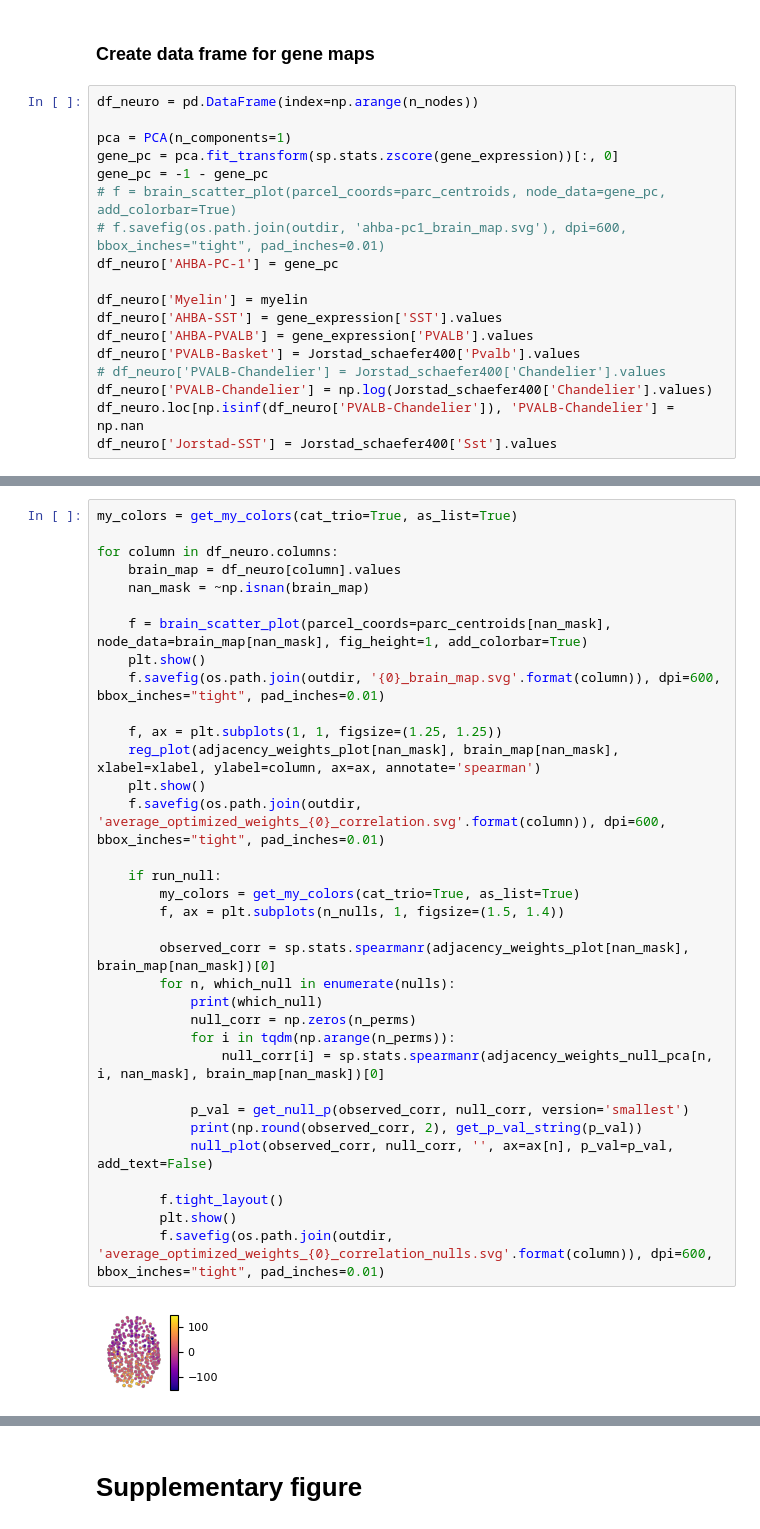
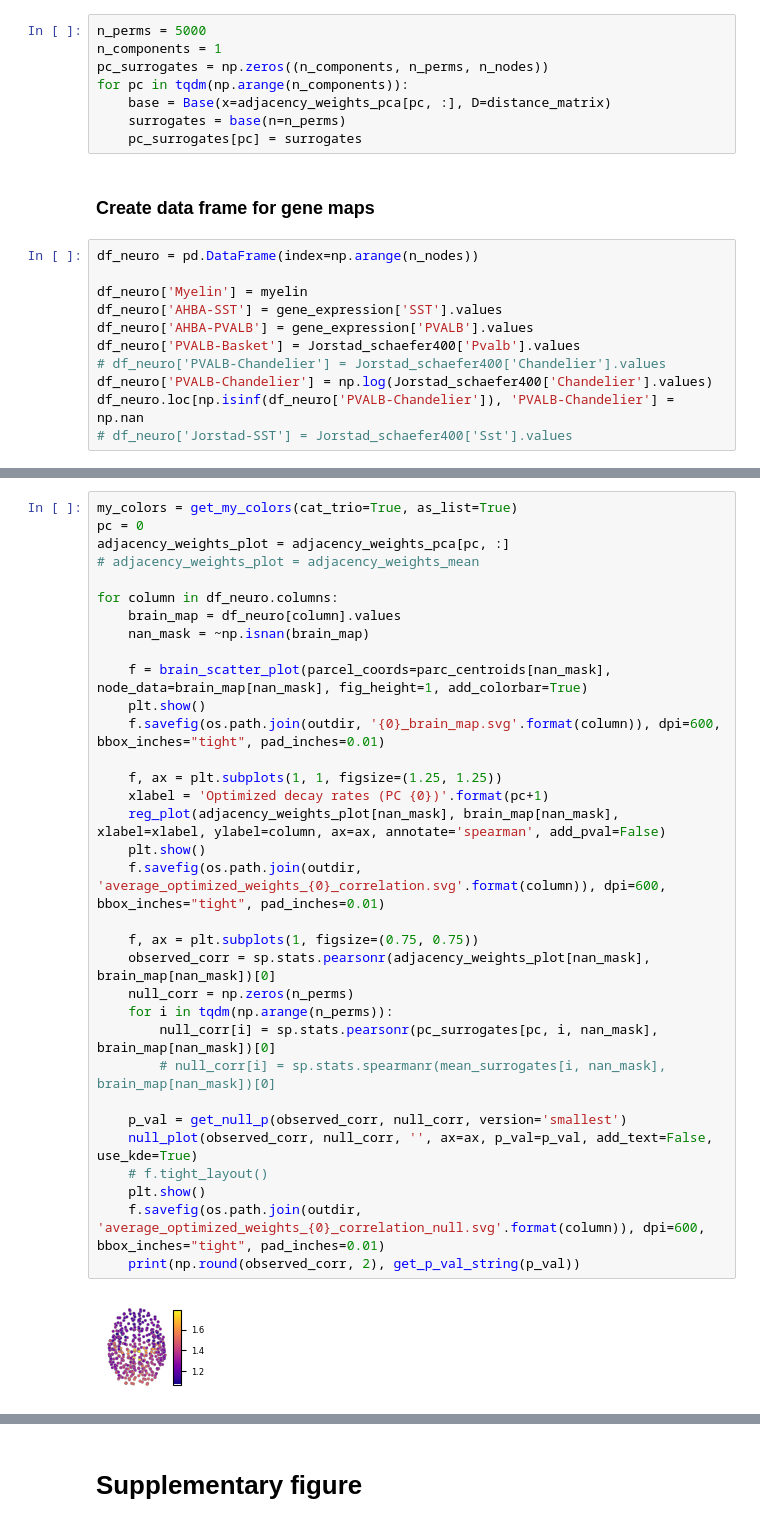
Before and after one commit to LindenParkesLab/nct_xr, a Jupyter notebook: scripts/results_optimized_weights.ipynb, the cells around one changed output, grey strips where cells are left out. Drawn from its saved outputs; the diff is of its cells as text.

```diff
--- a/scripts/results_optimized_weights.ipynb
+++ b/scripts/results_optimized_weights.ipynb
@@ -547,14 +503,15 @@ Jorstad_schaefer400.head()
+# %%
+n_perms = 5000
+n_components = 1
+pc_surrogates = np.zeros((n_components, n_perms, n_nodes))
+for pc in tqdm(np.arange(n_components)):
+    base = Base(x=adjacency_weights_pca[pc, :], D=distance_matrix)
+    surrogates = base(n=n_perms)
+    pc_surrogates[pc] = surrogates
 # %% [markdown]
 ### Create data frame for gene maps
 # %%
 df_neuro = pd.DataFrame(index=np.arange(n_nodes))
-
-pca = PCA(n_components=1)
-gene_pc = pca.fit_transform(sp.stats.zscore(gene_expression))[:, 0]
-gene_pc = -1 - gene_pc
-# f = brain_scatter_plot(parcel_coords=parc_centroids, node_data=gene_pc, add_colorbar=True)
-# f.savefig(os.path.join(outdir, 'ahba-pc1_brain_map.svg'), dpi=600, bbox_inches="tight", pad_inches=0.01)
-df_neuro['AHBA-PC-1'] = gene_pc
 
 df_neuro['Myelin'] = myelin
 df_neuro['AHBA-SST'] = gene_expression['SST'].values
@@ -563,4 +520,4 @@ df_neuro['PVALB-Basket'] = Jorstad_schaefer400['Pvalb'].values
 # df_neuro['PVALB-Chandelier'] = Jorstad_schaefer400['Chandelier'].values
 df_neuro['PVALB-Chandelier'] = np.log(Jorstad_schaefer400['Chandelier'].values)
 df_neuro.loc[np.isinf(df_neuro['PVALB-Chandelier']), 'PVALB-Chandelier'] = np.nan
-df_neuro['Jorstad-SST'] = Jorstad_schaefer400['Sst'].values
+# df_neuro['Jorstad-SST'] = Jorstad_schaefer400['Sst'].values
@@ -567,36 +528,35 @@ df_neuro['Jorstad-SST'] = Jorstad_schaefer400['Sst'].values
 # %%
 my_colors = get_my_colors(cat_trio=True, as_list=True)
+pc = 0
+adjacency_weights_plot = adjacency_weights_pca[pc, :]
+# adjacency_weights_plot = adjacency_weights_mean
 
 for column in df_neuro.columns:
     brain_map = df_neuro[column].values
     nan_mask = ~np.isnan(brain_map)
 
     f = brain_scatter_plot(parcel_coords=parc_centroids[nan_mask], node_data=brain_map[nan_mask], fig_height=1, add_colorbar=True)
     plt.show()
     f.savefig(os.path.join(outdir, '{0}_brain_map.svg'.format(column)), dpi=600, bbox_inches="tight", pad_inches=0.01)
 
     f, ax = plt.subplots(1, 1, figsize=(1.25, 1.25))
-    reg_plot(adjacency_weights_plot[nan_mask], brain_map[nan_mask], xlabel=xlabel, ylabel=column, ax=ax, annotate='spearman')
+    xlabel = 'Optimized decay rates (PC {0})'.format(pc+1)
+    reg_plot(adjacency_weights_plot[nan_mask], brain_map[nan_mask], xlabel=xlabel, ylabel=column, ax=ax, annotate='spearman', add_pval=False)
     plt.show()
     f.savefig(os.path.join(outdir, 'average_optimized_weights_{0}_correlation.svg'.format(column)), dpi=600, bbox_inches="tight", pad_inches=0.01)
 
-    if run_null:
-        my_colors = get_my_colors(cat_trio=True, as_list=True)
-        f, ax = plt.subplots(n_nulls, 1, figsize=(1.5, 1.4))
+    f, ax = plt.subplots(1, figsize=(0.75, 0.75))
+    observed_corr = sp.stats.pearsonr(adjacency_weights_plot[nan_mask], brain_map[nan_mask])[0]
+    null_corr = np.zeros(n_perms)
+    for i in tqdm(np.arange(n_perms)):
+        null_corr[i] = sp.stats.pearsonr(pc_surrogates[pc, i, nan_mask], brain_map[nan_mask])[0]
+        # null_corr[i] = sp.stats.spearmanr(mean_surrogates[i, nan_mask], brain_map[nan_mask])[0]
 
-        observed_corr = sp.stats.spearmanr(adjacency_weights_plot[nan_mask], brain_map[nan_mask])[0]
-        for n, which_null in enumerate(nulls):
-            print(which_null)
-            null_corr = np.zeros(n_perms)
-            for i in tqdm(np.arange(n_perms)):
-                null_corr[i] = sp.stats.spearmanr(adjacency_weights_null_pca[n, i, nan_mask], brain_map[nan_mask])[0]
-
-            p_val = get_null_p(observed_corr, null_corr, version='smallest')
-            print(np.round(observed_corr, 2), get_p_val_string(p_val))
-            null_plot(observed_corr, null_corr, '', ax=ax[n], p_val=p_val, add_text=False)
-
-        f.tight_layout()
-        plt.show()
-        f.savefig(os.path.join(outdir, 'average_optimized_weights_{0}_correlation_nulls.svg'.format(column)), dpi=600, bbox_inches="tight", pad_inches=0.01)
+    p_val = get_null_p(observed_corr, null_corr, version='smallest')
+    null_plot(observed_corr, null_corr, '', ax=ax, p_val=p_val, add_text=False, use_kde=True)
+    # f.tight_layout()
+    plt.show()
+    f.savefig(os.path.join(outdir, 'average_optimized_weights_{0}_correlation_null.svg'.format(column)), dpi=600, bbox_inches="tight", pad_inches=0.01)
+    print(np.round(observed_corr, 2), get_p_val_string(p_val))
 # %% [output]
-[figure, old version]
+[figure, new version]
```
Also changed, not shown: parts of 53 cells of this notebook.
